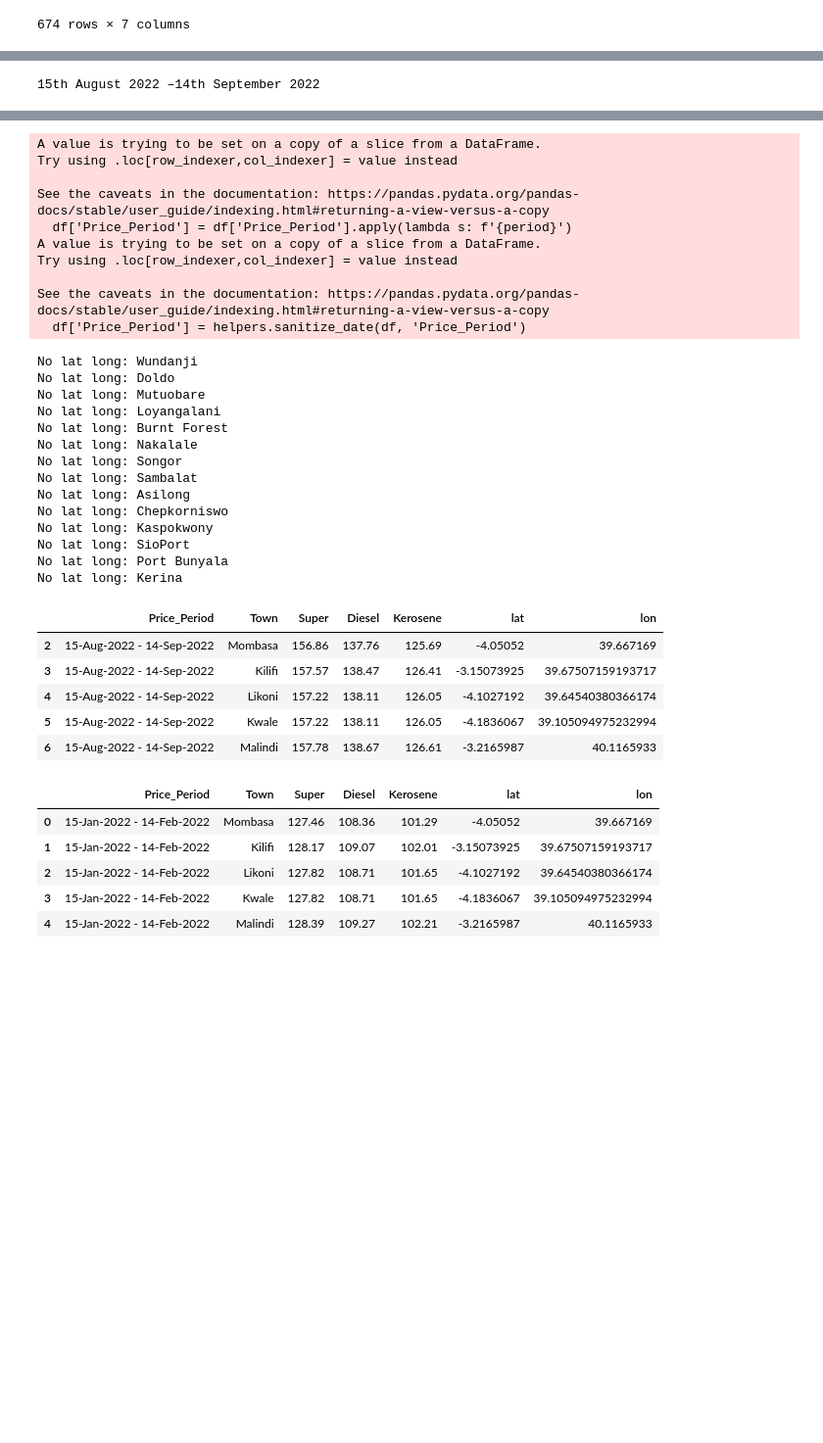
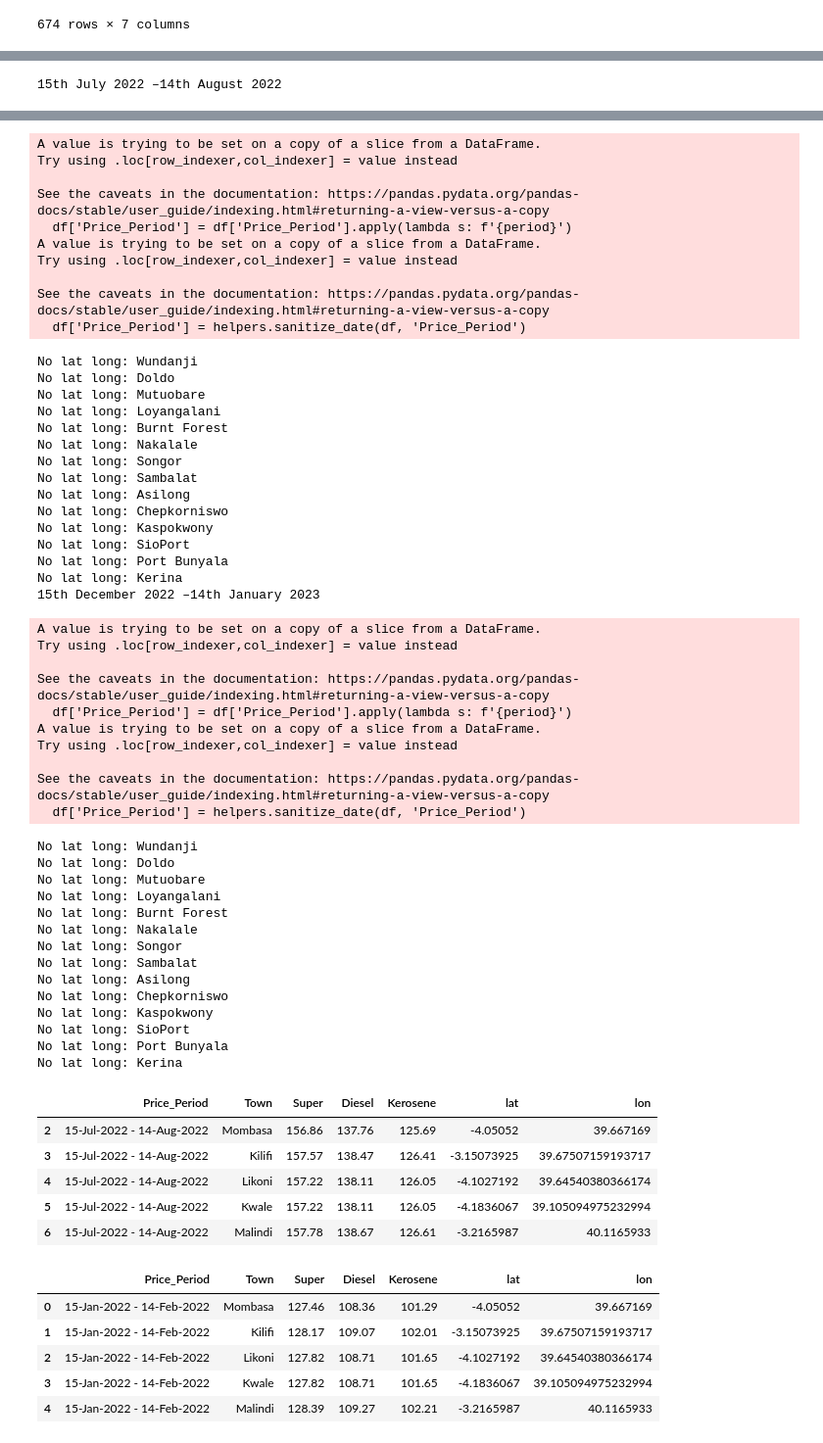
Before and after one commit to wilcox98/fuel-price-map-kenya, a Jupyter notebook: backend/notebooks/2022_cleaning.ipynb, the cells around one changed output, grey strips where cells are left out. Shown at 98% size. Cells and saved outputs as stored; diff of their text form; code cells hidden in the pictures; blank space fills up the shorter version.

```diff
--- a/backend/notebooks/2022_cleaning.ipynb
+++ b/backend/notebooks/2022_cleaning.ipynb
@@ -26,7 +26,7 @@ march = pd.read_csv(f'{BASE_URL_RAW}/15th-March-2022-to-April-2022.csv')
 april = pd.read_csv(f'{BASE_URL_RAW}/15th-April-2022-14th-May-2022.csv')
 may = pd.read_csv(f'{BASE_URL_RAW}/Pump-Prices11-15-May-14-June-2022_Website.csv')
 june = pd.read_csv(f'{BASE_URL_RAW}/Pump-Prices-15-June-14-July-2022_Website.csv')
-july = pd.read_csv(f'{BASE_URL_RAW}/Pump-Prices-15-July-14-August-2023-Website.csv')
+july = pd.read_csv(f'{BASE_URL_RAW}/Prices-july-to-August-2022.csv')
 
 august = pd.read_csv(f'{BASE_URL_RAW}/Prices-August-to-September-2022.csv')
 sept = pd.read_csv(f'{BASE_URL_RAW}/Prices-september-to-october-2022.csv')
@@ -175,9 +175,9 @@ No lat long: Kerina
 # %%
 # Prepare data for the second part of the year
-second_half_2022 = prep_data_jul_dec([august, sept, oct1, nov, dec])
+second_half_2022 = prep_data_jul_dec([july,august, sept, oct1, nov, dec])
 second_half_2022.head()
 # %% [output]
-15th August 2022 –14th September 2022
+15th July 2022 –14th August 2022
 A value is trying to be set on a copy of a slice from a DataFrame.
 Try using .loc[row_indexer,col_indexer] = value instead
 
@@ -281,33 +281,58 @@ No lat long: Kerina
 A value is trying to be set on a copy of a slice from a DataFrame.
 Try using .loc[row_indexer,col_indexer] = value instead
 
 See the caveats in the documentation: https://pandas.pydata.org/pandas-docs/stable/user_guide/indexing.html#returning-a-view-versus-a-copy
   df['Price_Period'] = df['Price_Period'].apply(lambda s: f'{period}')
 A value is trying to be set on a copy of a slice from a DataFrame.
 Try using .loc[row_indexer,col_indexer] = value instead
 
 See the caveats in the documentation: https://pandas.pydata.org/pandas-docs/stable/user_guide/indexing.html#returning-a-view-versus-a-copy
   df['Price_Period'] = helpers.sanitize_date(df, 'Price_Period')
 No lat long: Wundanji
 No lat long: Doldo
 No lat long: Mutuobare
 No lat long: Loyangalani
 No lat long: Burnt Forest
 No lat long: Nakalale
 No lat long: Songor
 No lat long: Sambalat
 No lat long: Asilong
 No lat long: Chepkorniswo
 No lat long: Kaspokwony
 No lat long: SioPort
 No lat long: Port Bunyala
 No lat long: Kerina
+15th December 2022 –14th January 2023
+A value is trying to be set on a copy of a slice from a DataFrame.
+Try using .loc[row_indexer,col_indexer] = value instead
+
+See the caveats in the documentation: https://pandas.pydata.org/pandas-docs/stable/user_guide/indexing.html#returning-a-view-versus-a-copy
+  df['Price_Period'] = df['Price_Period'].apply(lambda s: f'{period}')
+A value is trying to be set on a copy of a slice from a DataFrame.
+Try using .loc[row_indexer,col_indexer] = value instead
+
+See the caveats in the documentation: https://pandas.pydata.org/pandas-docs/stable/user_guide/indexing.html#returning-a-view-versus-a-copy
+  df['Price_Period'] = helpers.sanitize_date(df, 'Price_Period')
+No lat long: Wundanji
+No lat long: Doldo
+No lat long: Mutuobare
+No lat long: Loyangalani
+No lat long: Burnt Forest
+No lat long: Nakalale
+No lat long: Songor
+No lat long: Sambalat
+No lat long: Asilong
+No lat long: Chepkorniswo
+No lat long: Kaspokwony
+No lat long: SioPort
+No lat long: Port Bunyala
+No lat long: Kerina
 |  | Price_Period | Town | Super | Diesel | Kerosene | lat | lon |
-| 2 | 15-Aug-2022 - 14-Sep-2022 | Mombasa | 156.86 | 137.76 | 125.69 | -4.05052 | 39.667169 |
-| 3 | 15-Aug-2022 - 14-Sep-2022 | Kilifi | 157.57 | 138.47 | 126.41 | -3.15073925 | 39.67507159193717 |
-| 4 | 15-Aug-2022 - 14-Sep-2022 | Likoni | 157.22 | 138.11 | 126.05 | -4.1027192 | 39.64540380366174 |
-| 5 | 15-Aug-2022 - 14-Sep-2022 | Kwale | 157.22 | 138.11 | 126.05 | -4.1836067 | 39.105094975232994 |
-| 6 | 15-Aug-2022 - 14-Sep-2022 | Malindi | 157.78 | 138.67 | 126.61 | -3.2165987 | 40.1165933 |
+| 2 | 15-Jul-2022 - 14-Aug-2022 | Mombasa | 156.86 | 137.76 | 125.69 | -4.05052 | 39.667169 |
+| 3 | 15-Jul-2022 - 14-Aug-2022 | Kilifi | 157.57 | 138.47 | 126.41 | -3.15073925 | 39.67507159193717 |
+| 4 | 15-Jul-2022 - 14-Aug-2022 | Likoni | 157.22 | 138.11 | 126.05 | -4.1027192 | 39.64540380366174 |
+| 5 | 15-Jul-2022 - 14-Aug-2022 | Kwale | 157.22 | 138.11 | 126.05 | -4.1836067 | 39.105094975232994 |
+| 6 | 15-Jul-2022 - 14-Aug-2022 | Malindi | 157.78 | 138.67 | 126.61 | -3.2165987 | 40.1165933 |
 # %%
 # Combine the dataframes to create the 2022 dataset
 year_2022 = pd.concat([first_half_2022_1,first_half_2022_2, second_half_2022])
```
Also changed, not shown: parts of 2 cells of this notebook, 7 other files.
